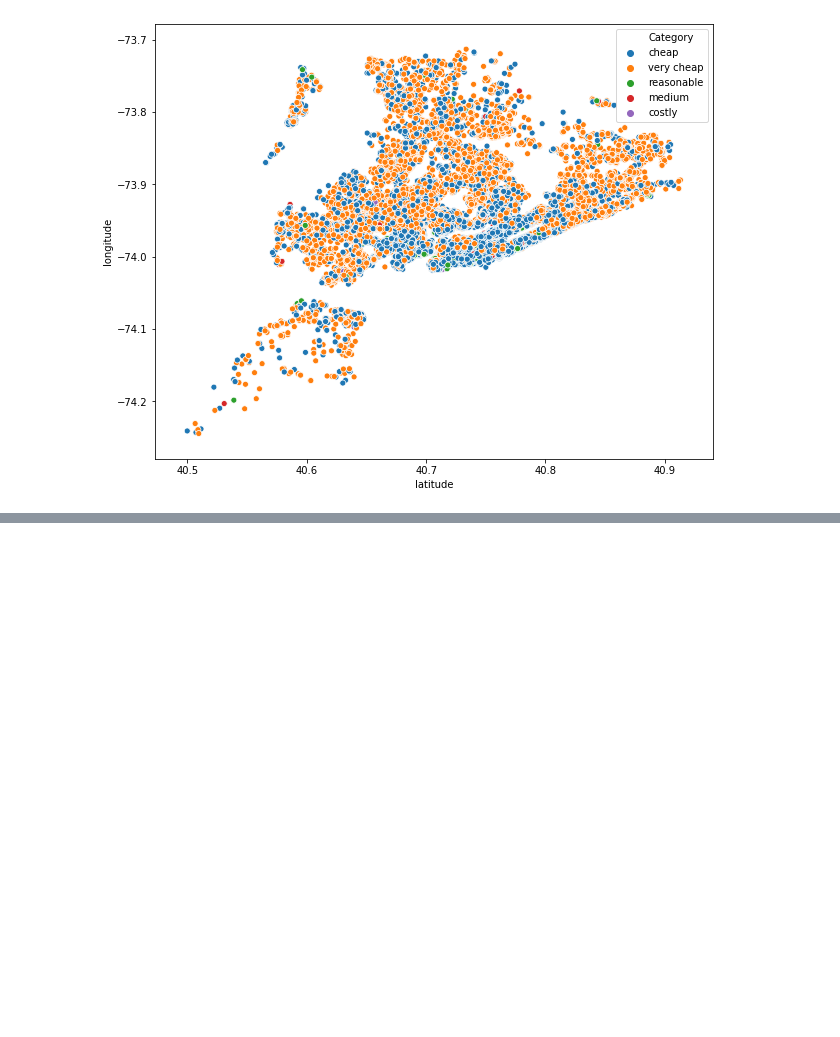
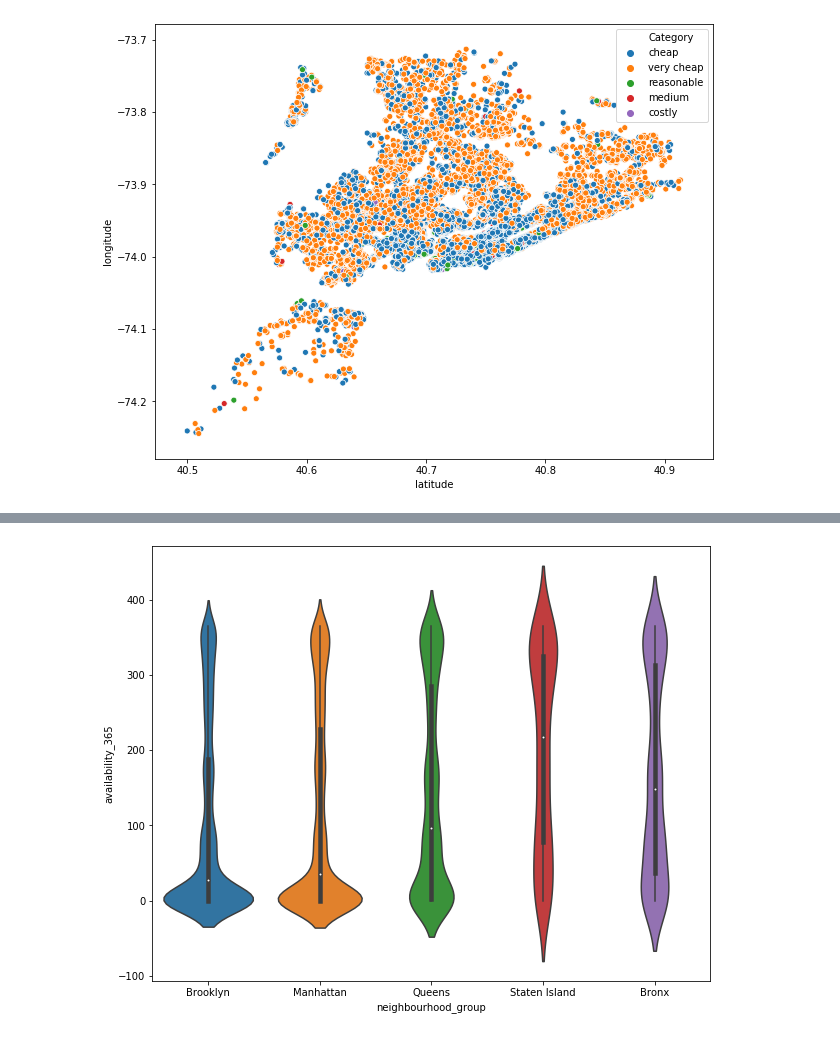
Before and after one commit to kasthurie/AirbnbSoen499, a Jupyter notebook: Linear_Regression.ipynb, the cells around one changed output, grey strips where cells are left out. Cells and saved outputs as stored; diff of their text form; code cells hidden in the pictures; blank space fills up the shorter version.

```diff
--- a/Linear_Regression.ipynb
+++ b/Linear_Regression.ipynb
@@ -160,0 +167,6 @@ Text(0, 0.5, 'Price')
+# %%
+fig,ax=plt.subplots(figsize=(10,8))
+sub_df = newyork[newyork.price < 1000]
+plot_2=sb.violinplot(data=sub_df, x='neighbourhood_group', y='availability_365')
+# %% [output]
+[figure, added]
```
Also changed, not shown: parts of 8 cells of this notebook.
